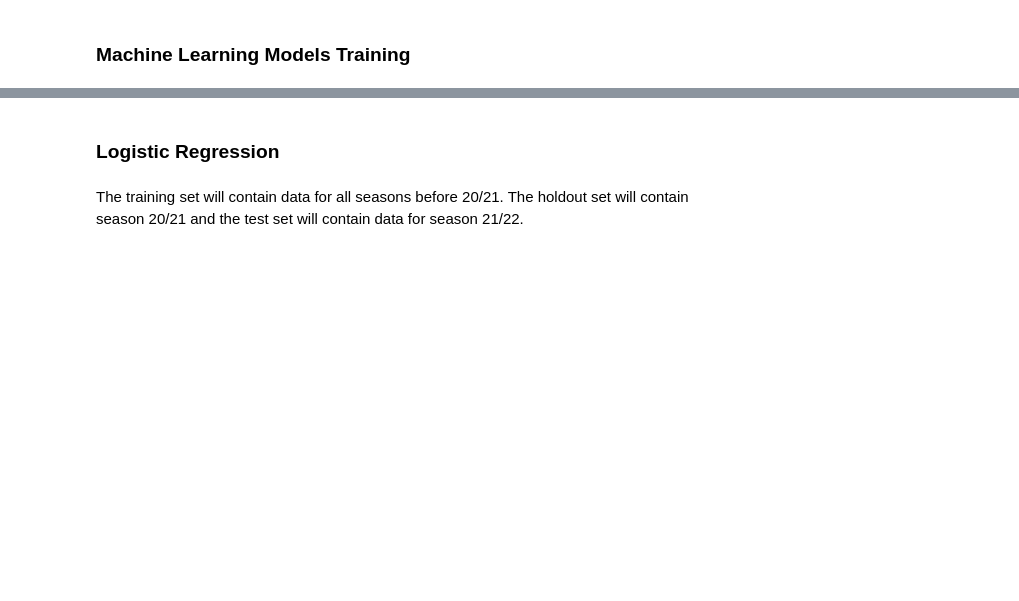
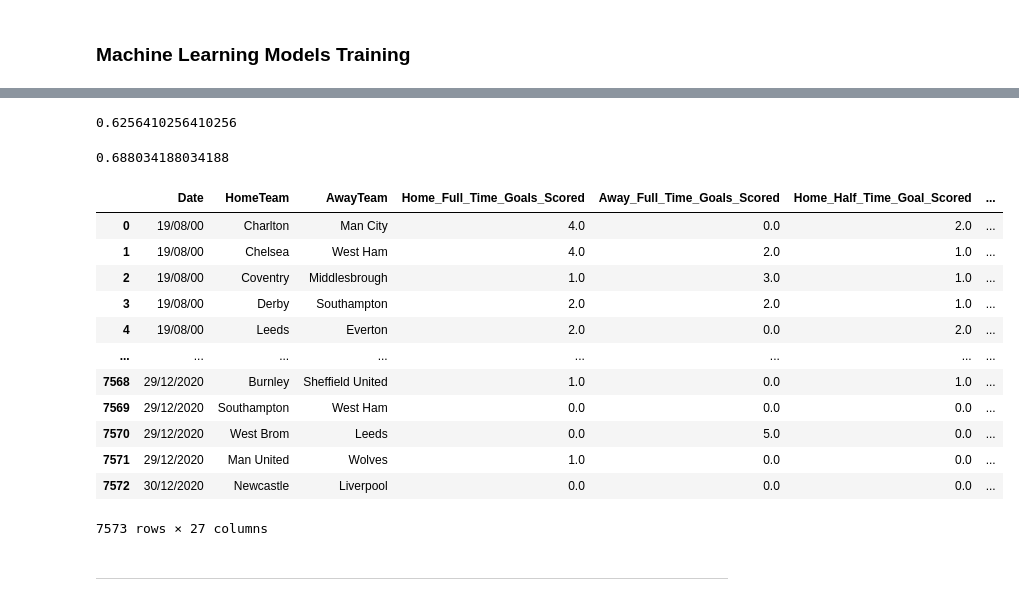
Before and after one commit to connie-zqq/LemonBalm_ManU_Data_Mining, a Jupyter notebook: ManU_Data_Mining.ipynb, the cells around one changed output, grey strips where cells are left out. Drawn from its saved outputs; the diff is of its cells as text; code cells hidden in the pictures; blank space fills up the shorter version.

```diff
--- a/ManU_Data_Mining.ipynb
+++ b/ManU_Data_Mining.ipynb
@@ -958,0 +1136,39 @@ Index(['Date', 'HomeTeam', 'AwayTeam', 'Home_Full_Time_Goals_Scored',
+# %%
+# 2. use top 8 strongest correlated features
+top8Features = ["Away_Half_Time_Goals_Scored", "Home_Half_Time_Goal_Scored", "Away_Shots_On_Target", "Home_Shots_On_Target", "Home_Shots", "Away_Shots", "Home_Red_Cards", "Away_Red_Cards"]
+fitWithScaler(top8Features, rf_data, 0.05, 30, 200)
+# %% [output]
+0.6256410256410256
+# %%
+# 3. use top 4 strongest correlated features
+top4Features = ["Away_Half_Time_Goals_Scored", "Home_Half_Time_Goal_Scored", "Away_Shots_On_Target", "Home_Shots_On_Target"]
+fitWithScaler(top4Features, rf_data, 0.03, 5, 10)
+# %% [output]
+0.688034188034188
+# %%
+# 4. use the first 21 reasons to predict the most recent reason instead of random train test split
+rf_data[['day', 'month', 'year']] = rf_data['Date'].str.split('/', expand=True)
+first21Seasons = rf_data.loc[rf_data['year'] < '2021']
+lastSeason = rf_data.loc[rf_data['year'] == '2021']
+mms = StandardScaler()
+s_train = mms.fit_transform(first21Seasons[features])
+s_test = mms.fit_transform(lastSeason[features])
+rfc= RandomForestClassifier(max_depth=90, n_estimators=250, min_samples_split=10, min_samples_leaf=2, max_features='auto', bootstrap=True)
+rfc.fit(s_train, first21Seasons['Result'])
+y_predict = rfc.predict(s_test)
+accuracy = accuracy_score(lastSeason['Result'], y_predict)
+print(accuracy)
+# %% [output]
+|  | Date | HomeTeam | AwayTeam | Home_Full_Time_Goals_Scored | Away_Full_Time_Goals_Scored | Home_Half_Time_Goal_Scored | ... |
+| 0 | 19/08/00 | Charlton | Man City | 4.0 | 0.0 | 2.0 | ... |
+| 1 | 19/08/00 | Chelsea | West Ham | 4.0 | 2.0 | 1.0 | ... |
+| 2 | 19/08/00 | Coventry | Middlesbrough | 1.0 | 3.0 | 1.0 | ... |
+| 3 | 19/08/00 | Derby | Southampton | 2.0 | 2.0 | 1.0 | ... |
+| 4 | 19/08/00 | Leeds | Everton | 2.0 | 0.0 | 2.0 | ... |
+| ... | ... | ... | ... | ... | ... | ... | ... |
+| 7568 | 29/12/2020 | Burnley | Sheffield United | 1.0 | 0.0 | 1.0 | ... |
+| 7569 | 29/12/2020 | Southampton | West Ham | 0.0 | 0.0 | 0.0 | ... |
+| 7570 | 29/12/2020 | West Brom | Leeds | 0.0 | 5.0 | 0.0 | ... |
+| 7571 | 29/12/2020 | Man United | Wolves | 1.0 | 0.0 | 0.0 | ... |
+| 7572 | 30/12/2020 | Newcastle | Liverpool | 0.0 | 0.0 | 0.0 | ... |
+7573 rows × 27 columns
@@ -959,4 +1177,2 @@ Index(['Date', 'HomeTeam', 'AwayTeam', 'Home_Full_Time_Goals_Scored',
 # %% [markdown]
-### Logistic Regression
+---
-# %% [markdown]
-The training set will contain data for all seasons before 20/21. The holdout set will contain season 20/21 and the test set will contain data for season 21/22.
```
Also changed, not shown: parts of 26 cells of this notebook.
